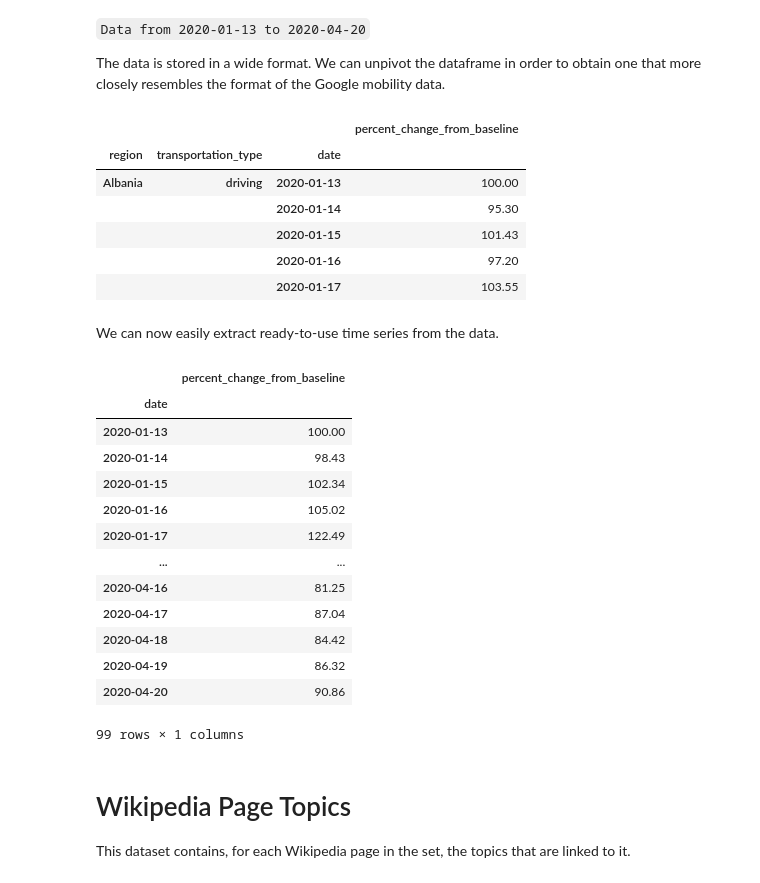
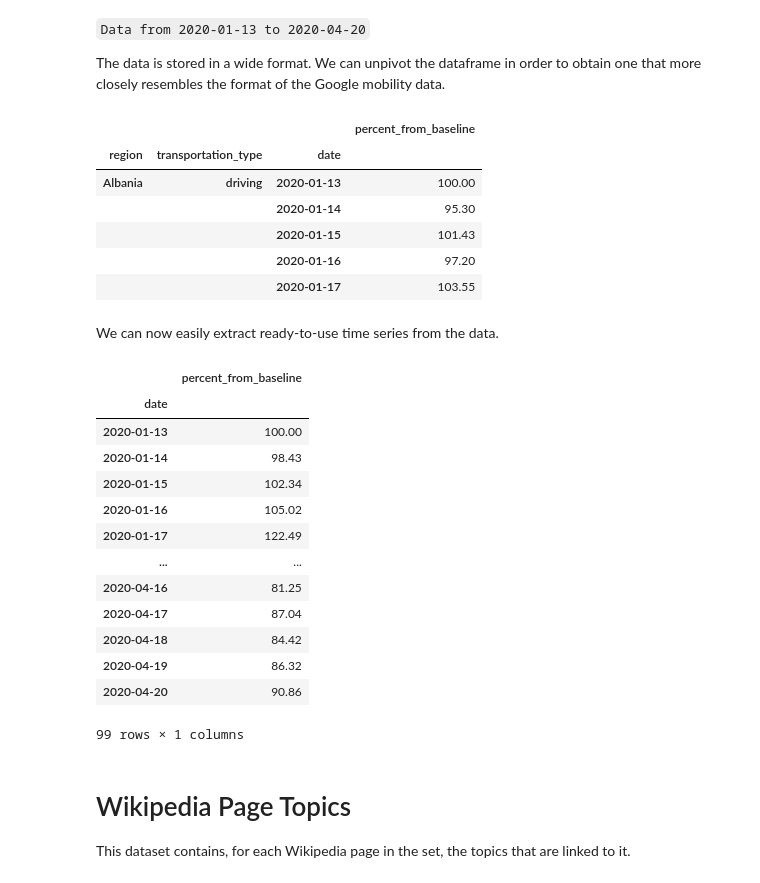
Before and after one commit to epfl-ada/ada-2022-project-zeta, a Jupyter notebook: notebook_anton.ipynb, the cells around one changed output. Cells and saved outputs as stored; diff of their text form; code cells hidden in the pictures.

```diff
--- a/notebook_anton.ipynb
+++ b/notebook_anton.ipynb
@@ -91,20 +93,20 @@ The data is stored in a wide format. We can unpivot the dataframe in order to ob
 # %%
 # Convert dataframe from wide to long format
 transport_data = transport_data.melt(
     id_vars=["region", "transportation_type"],
     value_vars=transport_data.columns[3:],
     var_name="date",
-    value_name="percent_change_from_baseline",
+    value_name="percent_from_baseline",
 )
 
 # Set index columns
 transport_data = transport_data.set_index(
     ["region", "transportation_type", "date"]
 ).sort_index()
 
 transport_data.head()
 # %% [output]
-|  |  |  | percent_change_from_baseline |
+|  |  |  | percent_from_baseline |
 | region | transportation_type | date |  |
 | Albania | driving | 2020-01-13 | 100.00 |
 |  |  | 2020-01-14 | 95.30 |
@@ -117,7 +119,7 @@ We can now easily extract ready-to-use time series from the data.
 # Select time series for driving data in Norway
 transport_data.loc["Norway", "driving"]
 # %% [output]
-|  | percent_change_from_baseline |
+|  | percent_from_baseline |
 | date |  |
 | 2020-01-13 | 100.00 |
 | 2020-01-14 | 98.43 |
```
Also changed, not shown: parts of 2 cells of this notebook.
